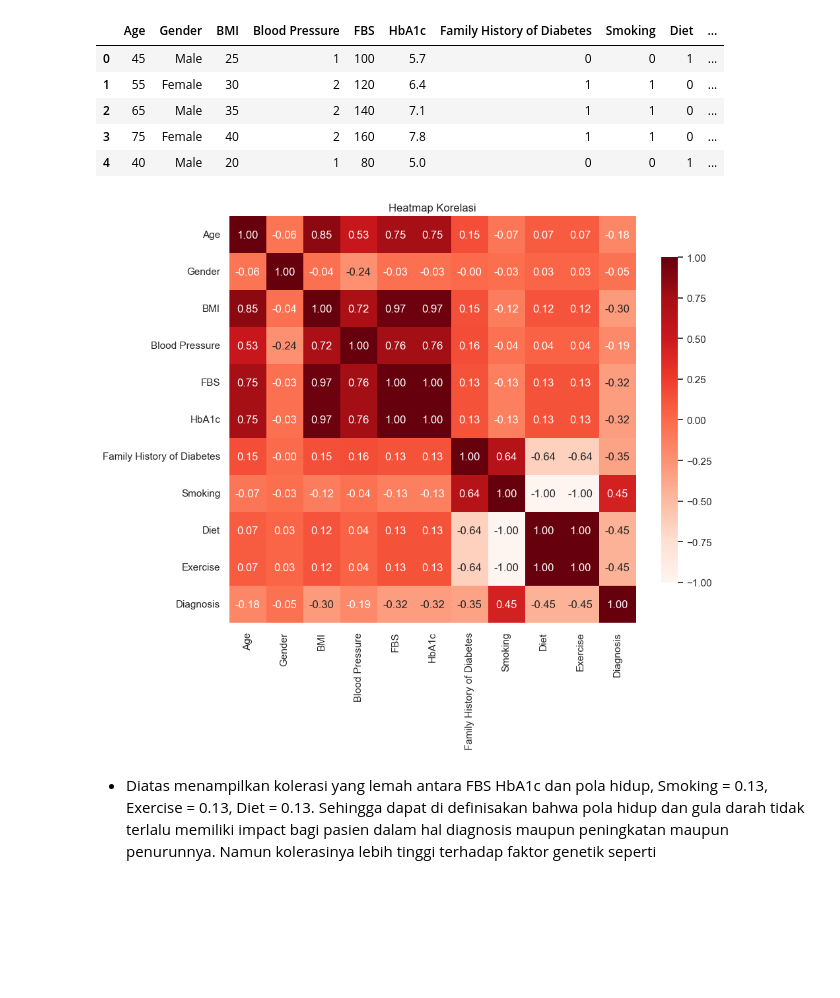
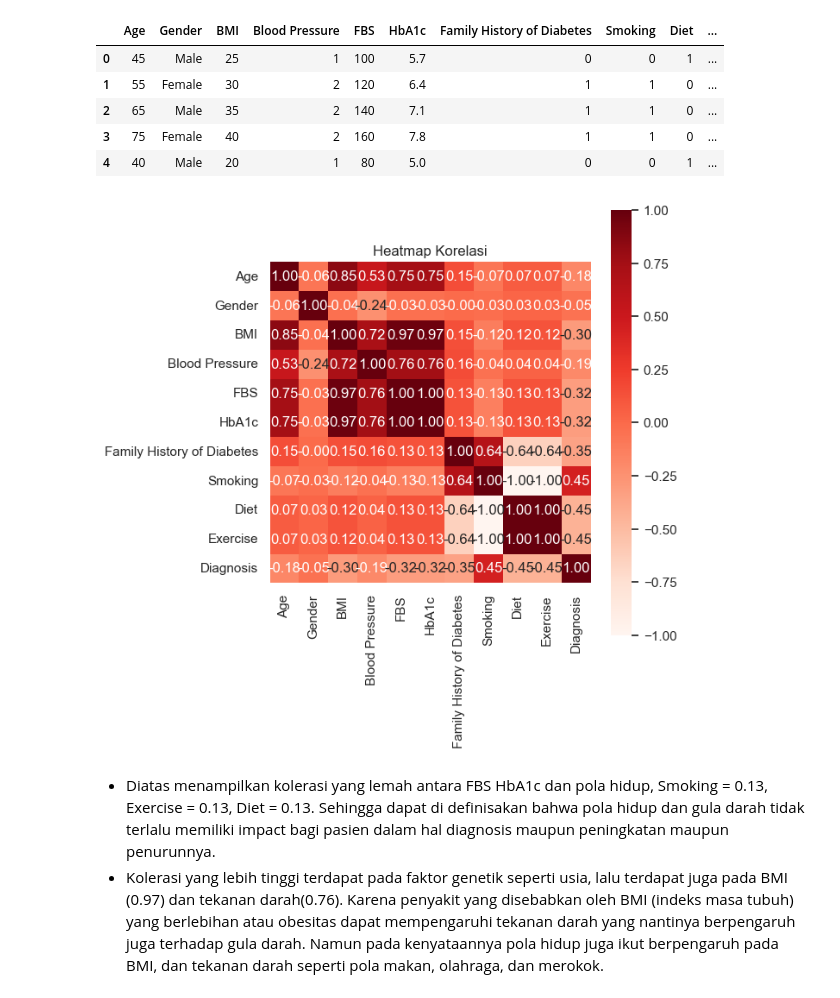
Before and after one commit to CODA-Assignment-Bay/p1-coda001-rmt-m2-mirzasjarief, a Jupyter notebook: P1M2_Mirza Sjarief.ipynb, the cells around one changed output. Drawn from its saved outputs; the diff is of its cells as text; code cells hidden in the pictures; blank space fills up the shorter version.

```diff
--- a/P1M2_Mirza Sjarief.ipynb
+++ b/P1M2_Mirza Sjarief.ipynb
@@ -693,15 +766,16 @@ hl.head()
 # %%
 #cols = hl.drop(columns=['Age', 'Gender', 'Blood Pressure','Family History of Diabetes', 'Diagnosis','BMI'])
 #Menghitung matriks korelasi
 
 correlation_matrix = hl.corr(method= 'pearson')
 
 #Membuat heatmap
-plt.figure(figsize=(10, 8))
+plt.figure(figsize=(6, 8))
 sns.heatmap(correlation_matrix, annot=True, fmt=".2f", cmap='Reds', square=True, cbar_kws={"shrink": .8})
 plt.title('Heatmap Korelasi')
 plt.show()
 # %% [output]
-[figure, old version]
+[figure, new version]
 # %% [markdown]
-- Diatas menampilkan kolerasi yang lemah antara FBS HbA1c dan pola hidup, Smoking = 0.13, Exercise = 0.13, Diet = 0.13. Sehingga dapat di definisakan bahwa pola hidup dan gula darah tidak terlalu memiliki impact bagi pasien dalam hal diagnosis maupun peningkatan maupun penurunnya. Namun kolerasinya lebih tinggi terhadap faktor genetik seperti
+- Diatas menampilkan kolerasi yang lemah antara FBS HbA1c dan pola hidup, Smoking = 0.13, Exercise = 0.13, Diet = 0.13. Sehingga dapat di definisakan bahwa pola hidup dan gula darah tidak terlalu memiliki impact bagi pasien dalam hal diagnosis maupun peningkatan maupun penurunnya.
+-  Kolerasi yang lebih tinggi terdapat pada faktor genetik seperti usia, lalu terdapat juga pada BMI (0.97) dan tekanan darah(0.76). Karena penyakit yang disebabkan oleh BMI (indeks masa tubuh) yang berlebihan atau obesitas dapat mempengaruhi tekanan darah yang nantinya berpengaruh juga terhadap gula darah.  Namun pada kenyataannya pola hidup juga ikut berpengaruh pada BMI, dan tekanan darah seperti pola makan, olahraga, dan merokok.
```
Also changed, not shown: parts of 25 cells of this notebook.
